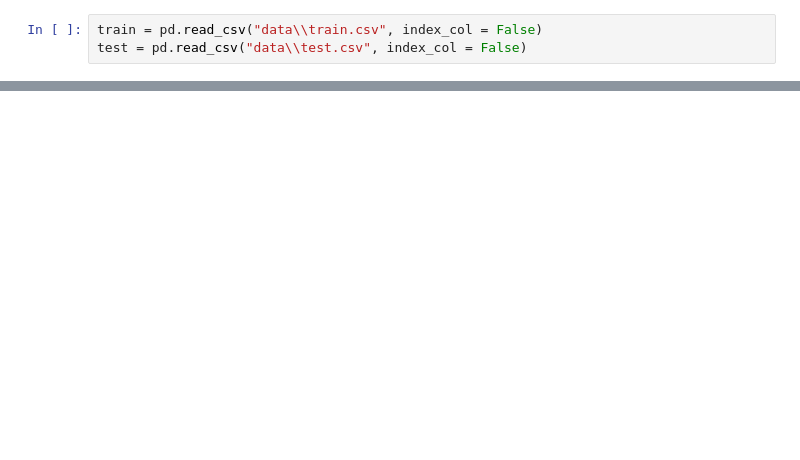
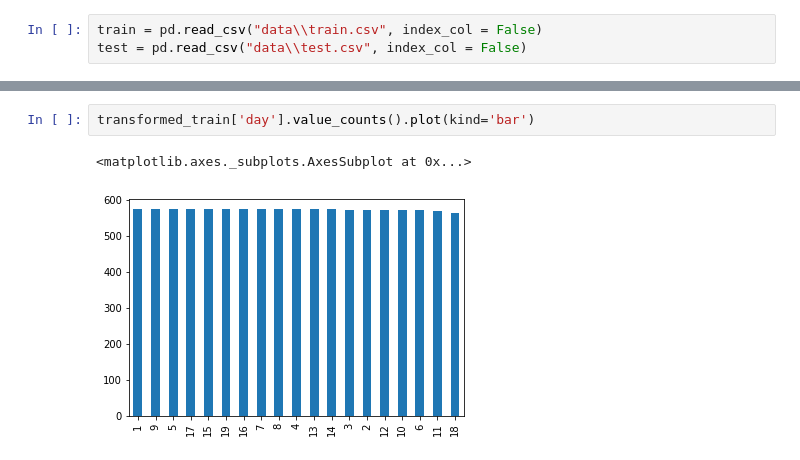
Before and after one commit to demilev/machine-learning-fmi, a Jupyter notebook: models/bike-sharing/bike-sharing.ipynb, the cells around one changed output, grey strips where cells are left out. Saved outputs shown, nothing was run; the diff lists cells and outputs as text; blank space fills up the shorter version.

```diff
--- a/models/bike-sharing/bike-sharing.ipynb
+++ b/models/bike-sharing/bike-sharing.ipynb
@@ -253,0 +241,5 @@ for a in [10e6, 10e7, 10e8, 10e9, 10e10]:
+# %%
+transformed_train['day'].value_counts().plot(kind='bar')
+# %% [output]
+<matplotlib.axes._subplots.AxesSubplot at 0x...>
+[figure, added]
```
Also changed, not shown: parts of 128 cells of this notebook, 2 other files.
